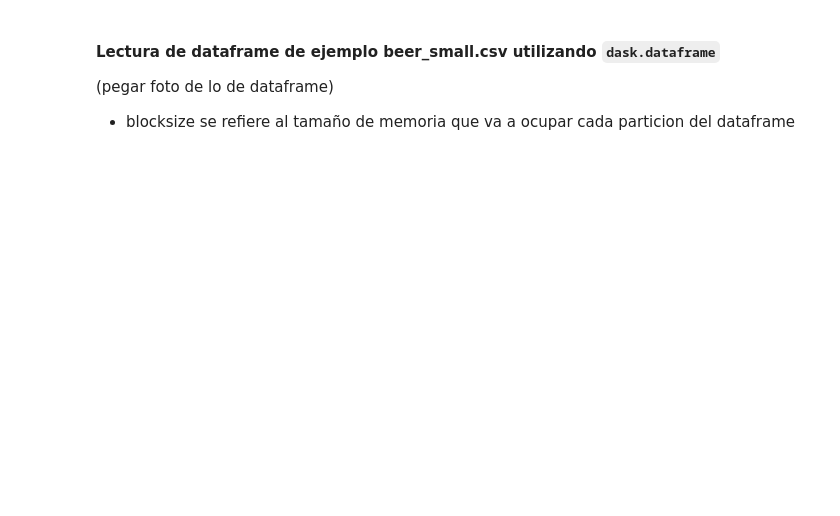
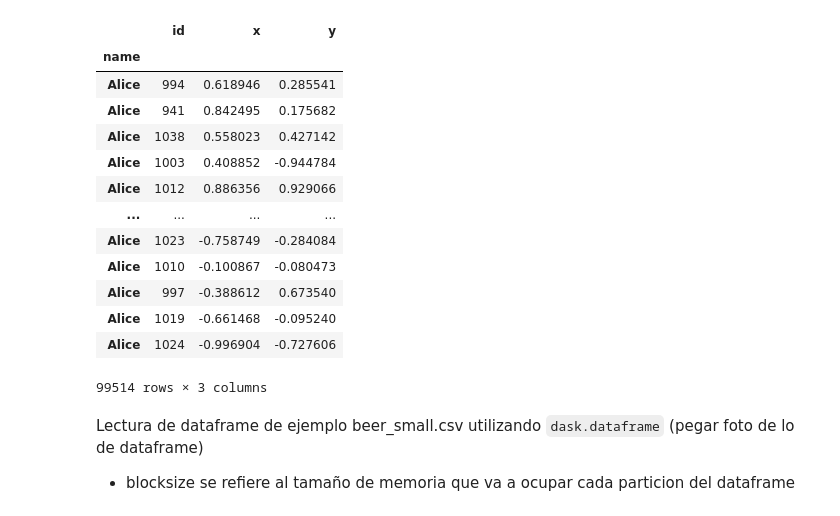
Before and after one commit to roddavalosG/proyecto_dask, a Jupyter notebook: 00_intro_a_dask.ipynb, the cells around one changed output. Saved outputs shown, nothing was run; the diff lists cells and outputs as text; code cells hidden in the pictures; blank space fills up the shorter version.

```diff
--- a/00_intro_a_dask.ipynb
+++ b/00_intro_a_dask.ipynb
@@ -51,0 +312,3 @@ Worker: 1
+# %%
+df5 = df.set_index("name")
+df5
@@ -52,5 +325,22 @@ Worker: 1
+# %%
+df5.loc["Alice"].compute()
+# %% [output]
+|  | id | x | y |
+| name |  |  |  |
+| Alice | 994 | 0.618946 | 0.285541 |
+| Alice | 941 | 0.842495 | 0.175682 |
+| Alice | 1038 | 0.558023 | 0.427142 |
+| Alice | 1003 | 0.408852 | -0.944784 |
+| Alice | 1012 | 0.886356 | 0.929066 |
+| ... | ... | ... | ... |
+| Alice | 1023 | -0.758749 | -0.284084 |
+| Alice | 1010 | -0.100867 | -0.080473 |
+| Alice | 997 | -0.388612 | 0.673540 |
+| Alice | 1019 | -0.661468 | -0.095240 |
+| Alice | 1024 | -0.996904 | -0.727606 |
+99514 rows × 3 columns
 # %% [markdown]
-#### Lectura de dataframe de ejemplo beer_small.csv utilizando `dask.dataframe`
+Lectura de dataframe de ejemplo beer_small.csv utilizando `dask.dataframe`
 (pegar foto de lo de dataframe)
 * blocksize se refiere al tamaño de memoria que va a ocupar cada particion del dataframe
 # %%
```
Also changed, not shown: parts of 70 cells of this notebook, 18 other files.
